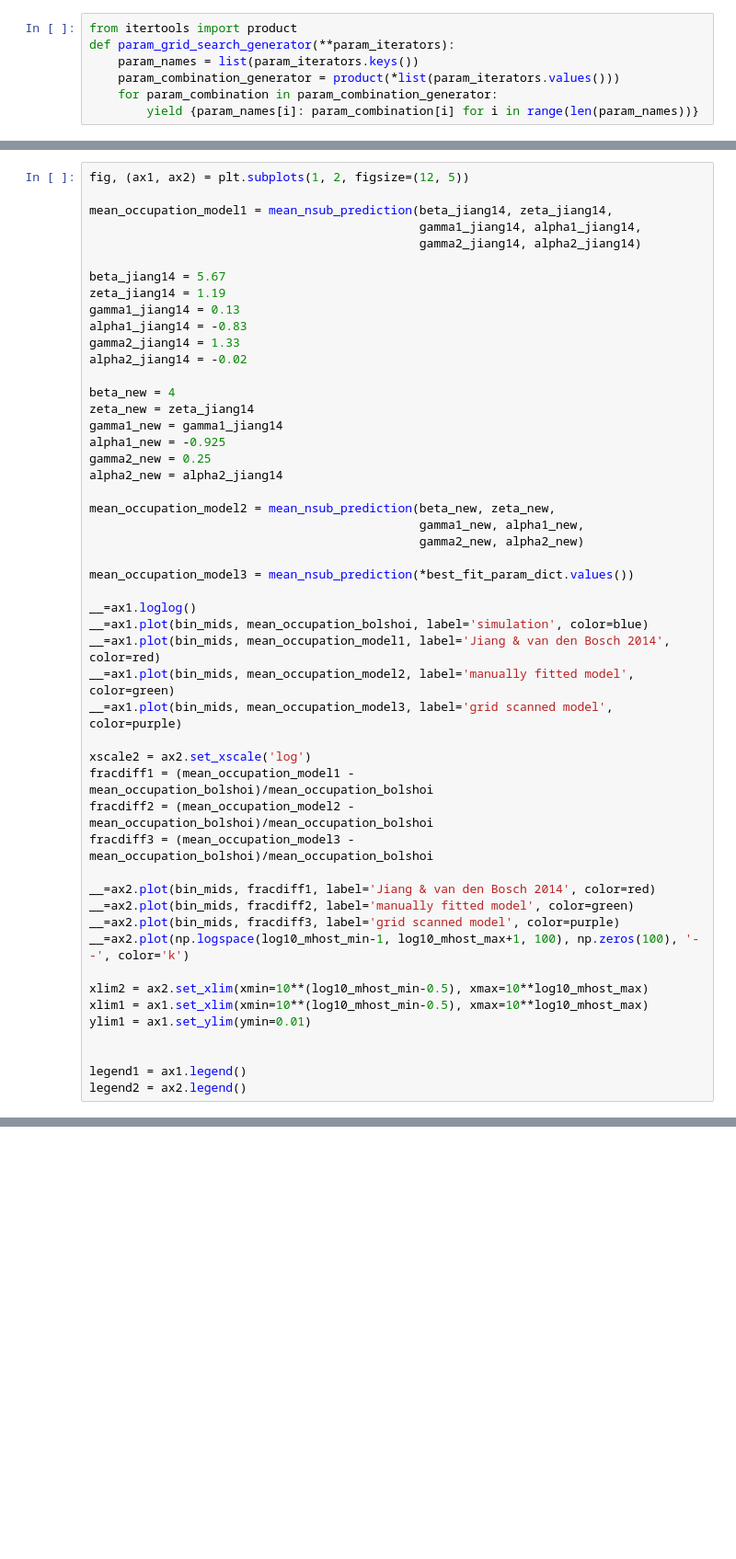
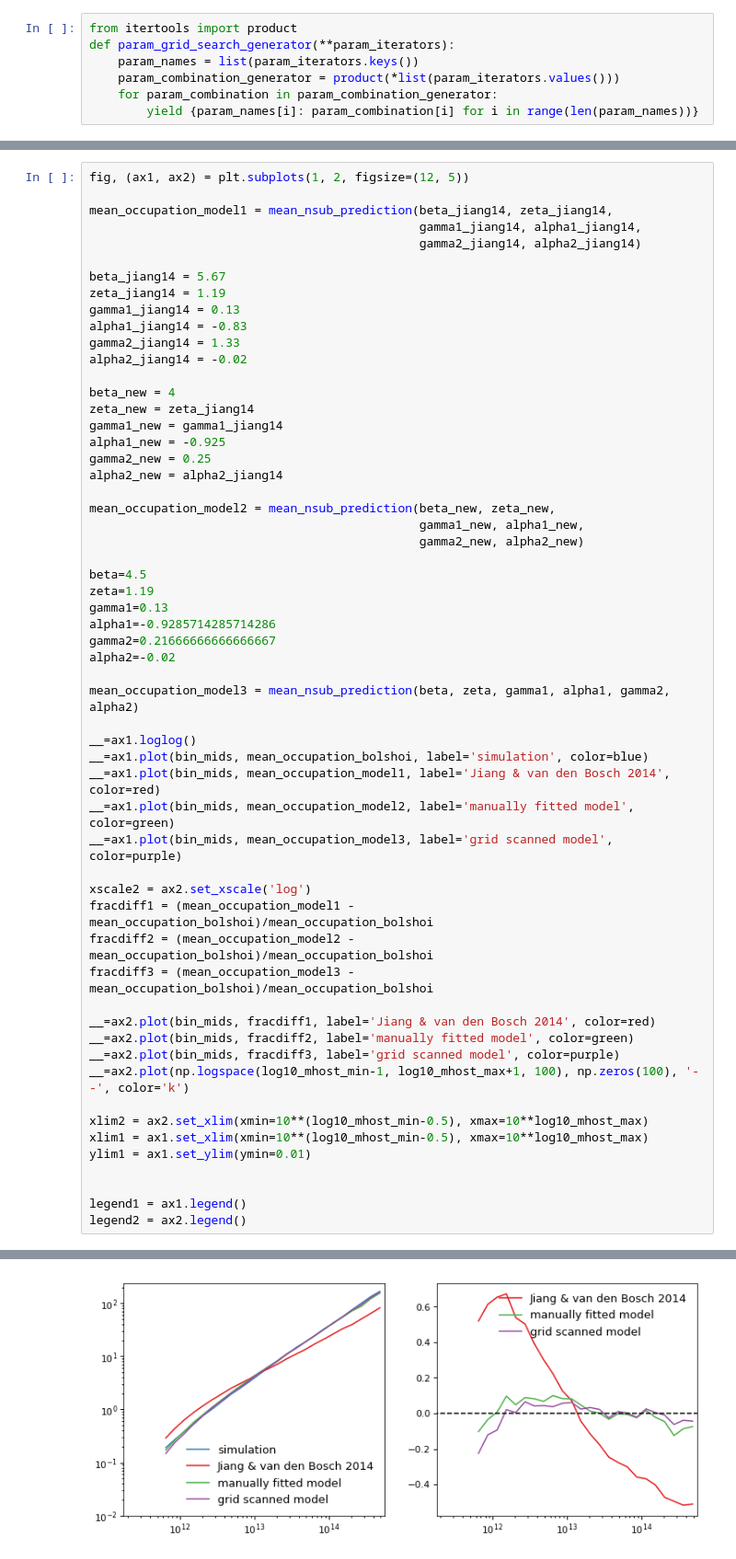
Before and after one commit to aphearin/subhalo_based_csmf, a Jupyter notebook: test_jiang_monte_carlo.ipynb, the cells around one changed output, grey strips where cells are left out. Shown at 92% size. Cells and saved outputs as stored; diff of their text form; blank space fills up the shorter version.

```diff
--- a/test_jiang_monte_carlo.ipynb
+++ b/test_jiang_monte_carlo.ipynb
@@ -204,7 +186,14 @@ mean_occupation_model2 = mean_nsub_prediction(beta_new, zeta_new,
                                               gamma1_new, alpha1_new,
                                               gamma2_new, alpha2_new)
 
-mean_occupation_model3 = mean_nsub_prediction(*best_fit_param_dict.values())
+beta=4.5
+zeta=1.19
+gamma1=0.13
+alpha1=-0.9285714285714286
+gamma2=0.21666666666666667
+alpha2=-0.02
+
+mean_occupation_model3 = mean_nsub_prediction(beta, zeta, gamma1, alpha1, gamma2, alpha2)
 
 __=ax1.loglog()
 __=ax1.plot(bin_mids, mean_occupation_bolshoi, label='simulation', color=blue)
@@ -233,0 +222 @@ NameError: name 'mean_nsub_prediction' is not defined
+[figure, added]
```
Also changed, not shown: parts of 4 cells of this notebook, 2 other files.
